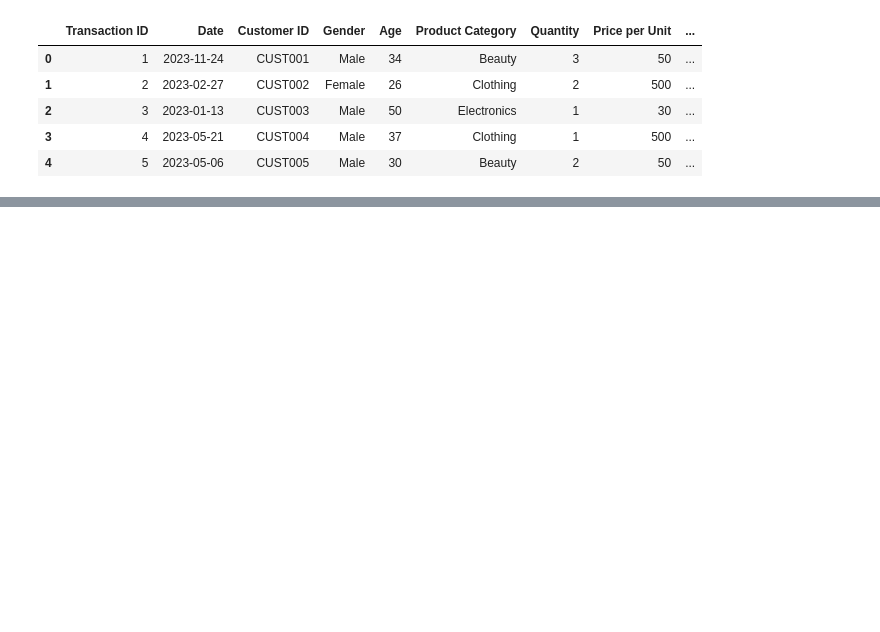
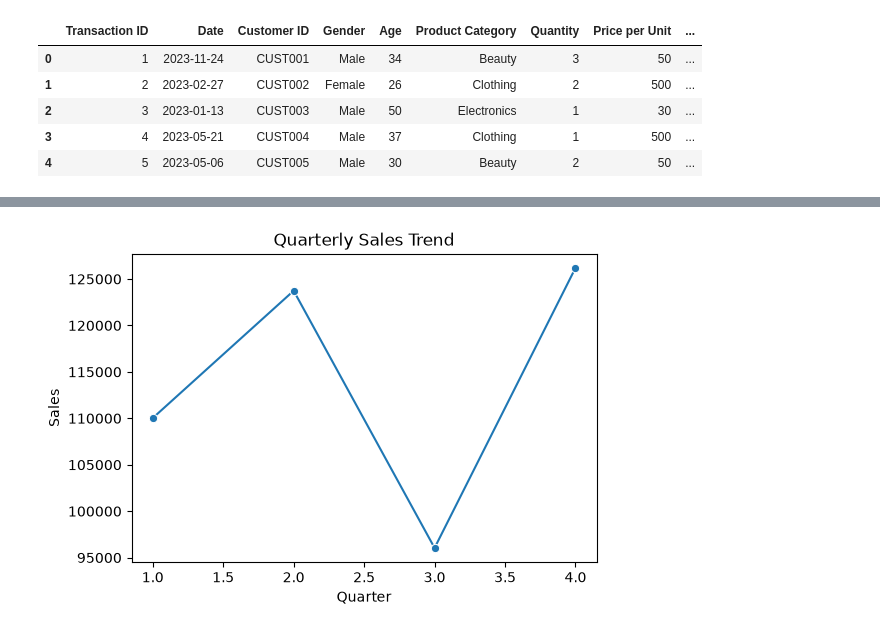
Before and after one commit to varshith1307/OIBSIP, a Jupyter notebook: DataAnalytics-L1-EDARetailSales/eda_retail_sales.ipynb, the cells around one changed output, grey strips where cells are left out. Saved outputs shown, nothing was run; the diff lists cells and outputs as text; code cells hidden in the pictures; blank space fills up the shorter version.

```diff
--- a/DataAnalytics-L1-EDARetailSales/eda_retail_sales.ipynb
+++ b/DataAnalytics-L1-EDARetailSales/eda_retail_sales.ipynb
@@ -13,0 +99,12 @@ df.head()
+# %%
+quarter_sales = df.groupby("Quarter")["Total Amount"].sum()
+
+plt.figure(figsize=(6,4))
+sns.lineplot(x=quarter_sales.index, y=quarter_sales.values, marker="o")
+
+plt.title("Quarterly Sales Trend")
+plt.xlabel("Quarter")
+plt.ylabel("Sales")
+plt.show()
+# %% [output]
+[figure, added]
```
Also changed, not shown: parts of 19 cells of this notebook, 16 other files.
